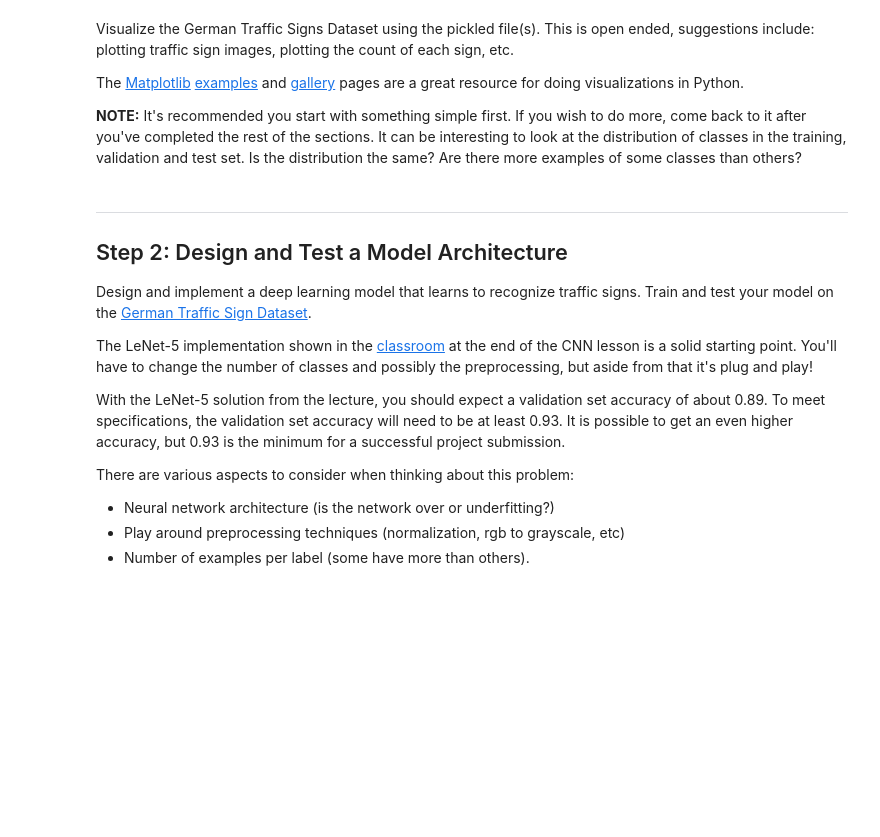
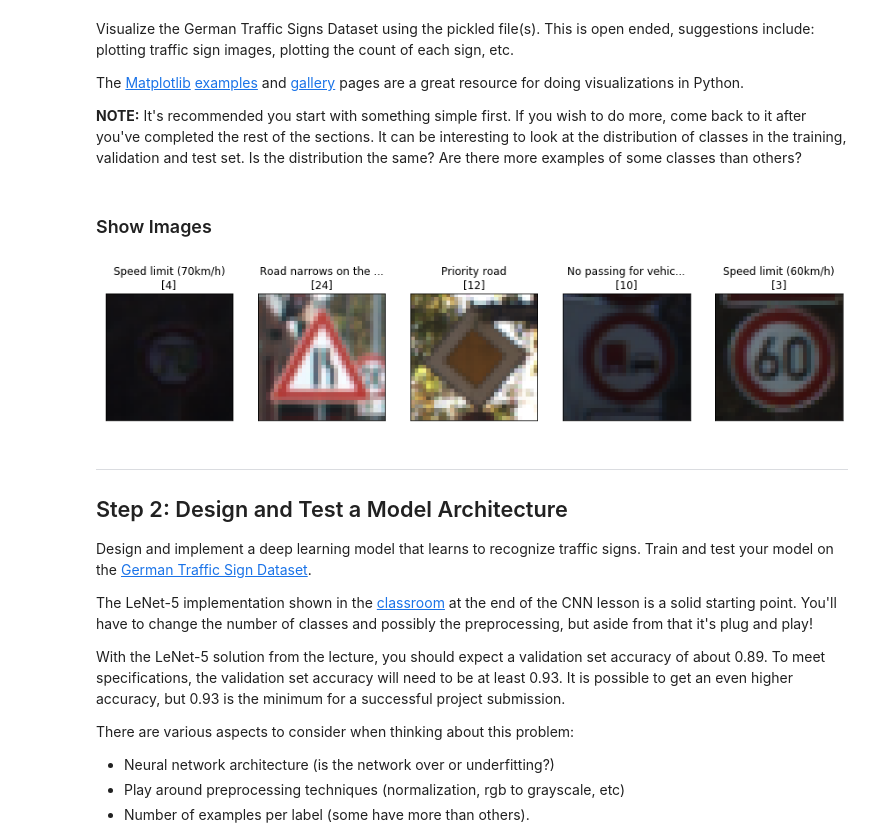
Before and after one commit to aliasaswad/CarND-Traffic-Sign-Classifier-P3, a Jupyter notebook: Traffic_Sign_Classifier.ipynb, the cells around one changed output. Cells and saved outputs as stored; diff of their text form; code cells hidden in the pictures; blank space fills up the shorter version.

Commit message:
show images

```diff
--- a/Traffic_Sign_Classifier.ipynb
+++ b/Traffic_Sign_Classifier.ipynb
@@ -46,6 +46,7 @@ labels_to_names = {}
 with open('./signnames.csv') as file:
     all_names = csv.reader(file)
     for name in all_names:
-#         print(name)
-        labels_to_names[(name[0])] = name[1]
-    print(len(labels_to_names))
+        if name[0] != 'ClassId' :
+            labels_to_names[int(name[0])] = name[1]
+#         print(name[0])
+#     print(len(labels_to_names))
@@ -111,3 +104,40 @@ import matplotlib.pyplot as plt
+# %% [markdown]
+### Show Images
+# %%
+### Data exploration visualization code goes here.
+### Feel free to use as many code cells as needed.
+import random
+import numpy as np
+import matplotlib.pyplot as plt
+# Visualizations will be shown in the notebook.
+%matplotlib inline
+
+
+def show_images(images, labels, l_to_n, rows = 3, columns = 5, fig_size = (15,10)):
+    """
+    Visualize a random selection of images from `images`.
+    Showing the index and the label on the image title as:
+    SIGNAL_NAME
+    [label value][index value]
+    """
+#     size_fig = fig_size
+    image_len = len(images)
+    assert(image_len == len(labels))
+#     image_width, image_height, _ = images[0].shape
+    fig, axes = plt.subplots(rows, columns, figsize= fig_size, subplot_kw={'xticks': [], 'yticks': []})
+
+    indexes = list(random.randint(0, image_len) for r in range(columns * rows))
+    for ax, index in zip(axes.flat, indexes):
+        ax.imshow(images[index])
+        label = labels[index]
+        name = l_to_n[label]
+        if len(name) > 20:
+            name = name[:20] + '...'
+        ax.set_title("{0}\n[{1}]".format(name, label))
+#         ax.set_title("{0}\n[{1}][{2}]".format(name, label, index))
+show_images(X_train, y_train, labels_to_names, rows = 1, columns = 5)
+# %% [output]
+[figure, added]
 # %% [markdown]
 ----
 
```
Also changed, not shown: parts of 2 cells of this notebook.
